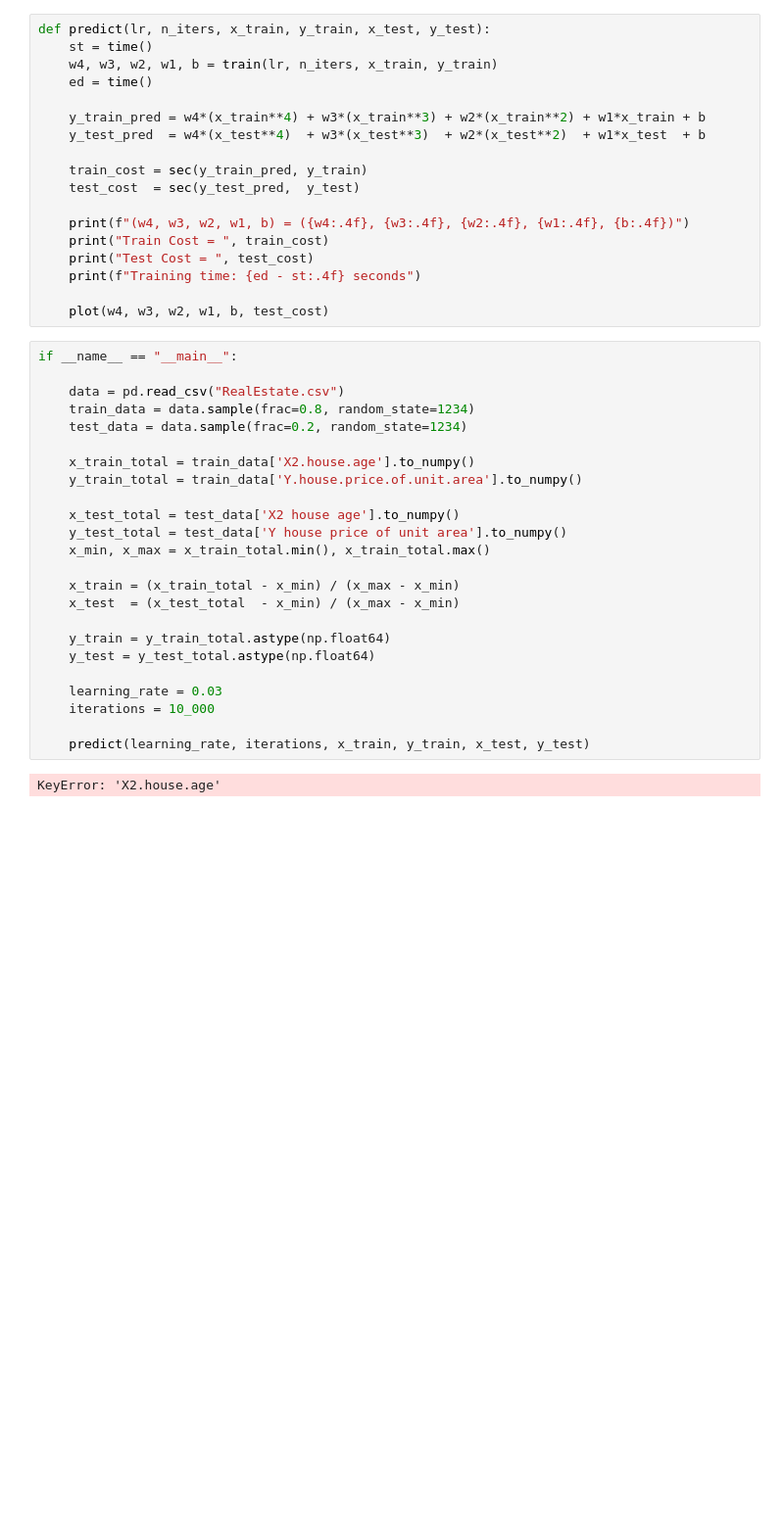
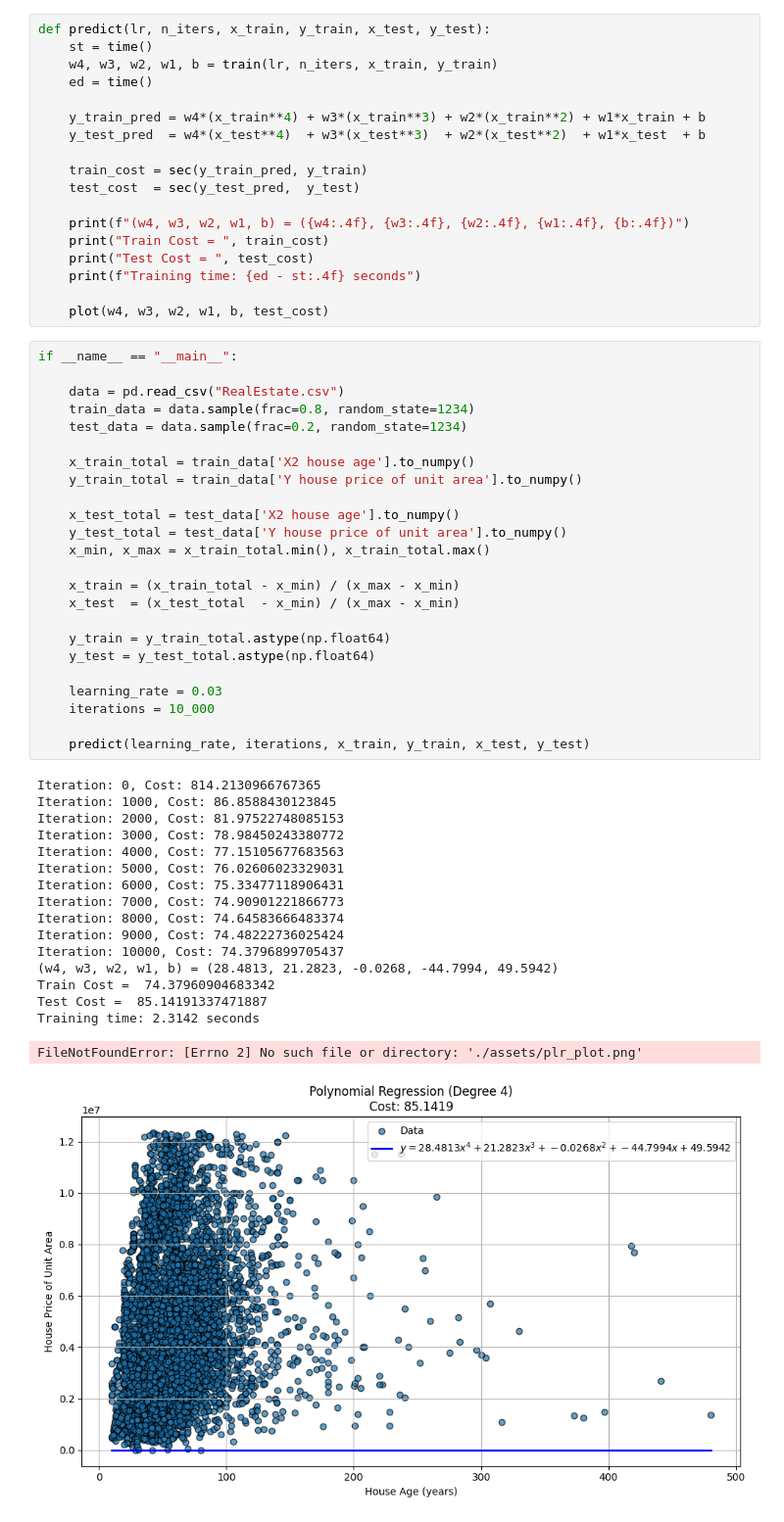
Before and after one commit to bp2881/machinelearning-algo, a Jupyter notebook: PolynomialLinearRegression.ipynb, the cells around one changed output. Shown: that part at 98% size. Drawn from its saved outputs; the diff is of its cells as text; blank space fills up the shorter version.

```diff
--- a/PolynomialLinearRegression.ipynb
+++ b/PolynomialLinearRegression.ipynb
@@ -87,26 +87,42 @@ def predict(lr, n_iters, x_train, y_train, x_test, y_test):
 # %%
 if __name__ == "__main__":
 
     data = pd.read_csv("RealEstate.csv")
     train_data = data.sample(frac=0.8, random_state=1234)
     test_data = data.sample(frac=0.2, random_state=1234)
 
-    x_train_total = train_data['X2.house.age'].to_numpy()
-    y_train_total = train_data['Y.house.price.of.unit.area'].to_numpy()
+    x_train_total = train_data['X2 house age'].to_numpy()
+    y_train_total = train_data['Y house price of unit area'].to_numpy()
 
     x_test_total = test_data['X2 house age'].to_numpy()
     y_test_total = test_data['Y house price of unit area'].to_numpy()
     x_min, x_max = x_train_total.min(), x_train_total.max()
 
     x_train = (x_train_total - x_min) / (x_max - x_min)
     x_test  = (x_test_total  - x_min) / (x_max - x_min)
 
     y_train = y_train_total.astype(np.float64)
     y_test = y_test_total.astype(np.float64)
 
     learning_rate = 0.03
     iterations = 10_000
 
     predict(learning_rate, iterations, x_train, y_train, x_test, y_test)
 # %% [output]
-KeyError: 'X2.house.age'
+Iteration: 0, Cost: 814.2130966767365
+Iteration: 1000, Cost: 86.8588430123845
+Iteration: 2000, Cost: 81.97522748085153
+Iteration: 3000, Cost: 78.98450243380772
+Iteration: 4000, Cost: 77.15105677683563
+Iteration: 5000, Cost: 76.02606023329031
+Iteration: 6000, Cost: 75.33477118906431
+Iteration: 7000, Cost: 74.90901221866773
+Iteration: 8000, Cost: 74.64583666483374
+Iteration: 9000, Cost: 74.48222736025424
+Iteration: 10000, Cost: 74.3796899705437
+(w4, w3, w2, w1, b) = (28.4813, 21.2823, -0.0268, -44.7994, 49.5942)
+Train Cost =  74.37960904683342
+Test Cost =  85.14191337471887
+Training time: 2.3142 seconds
+FileNotFoundError: [Errno 2] No such file or directory: './assets/plr_plot.png'
+[figure, added]
```
Also changed, not shown: parts of 1 cell of this notebook, 1 other file.
